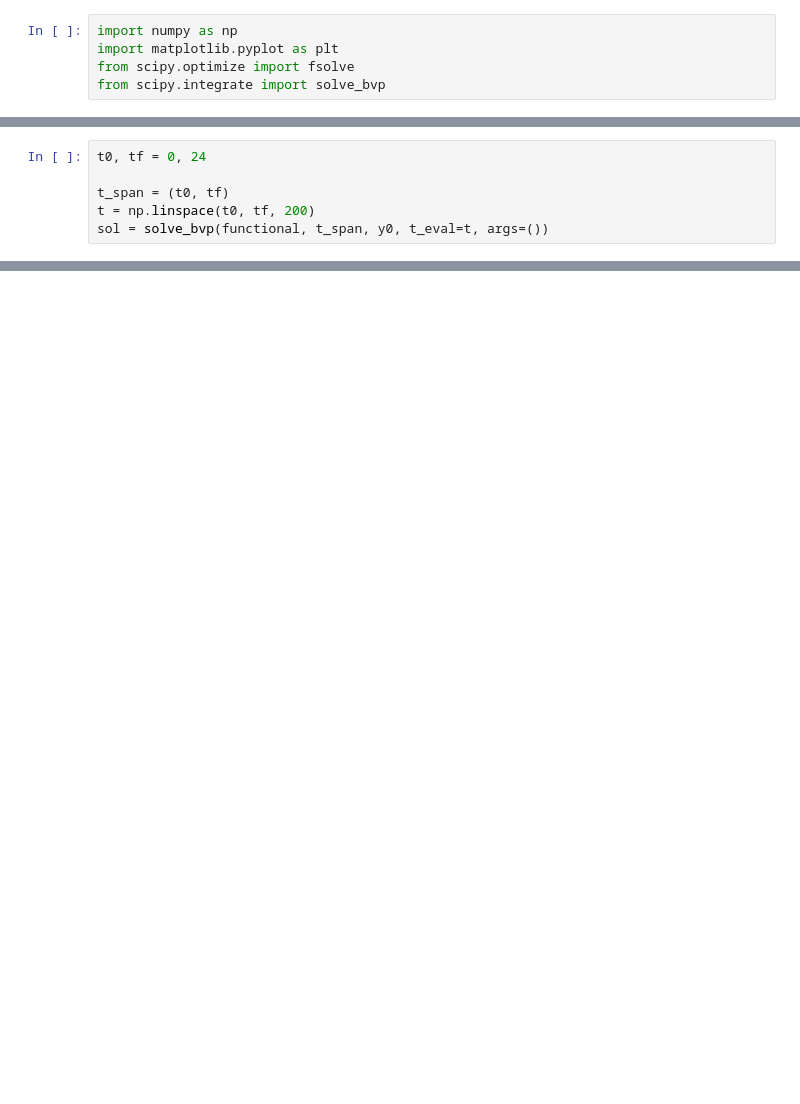
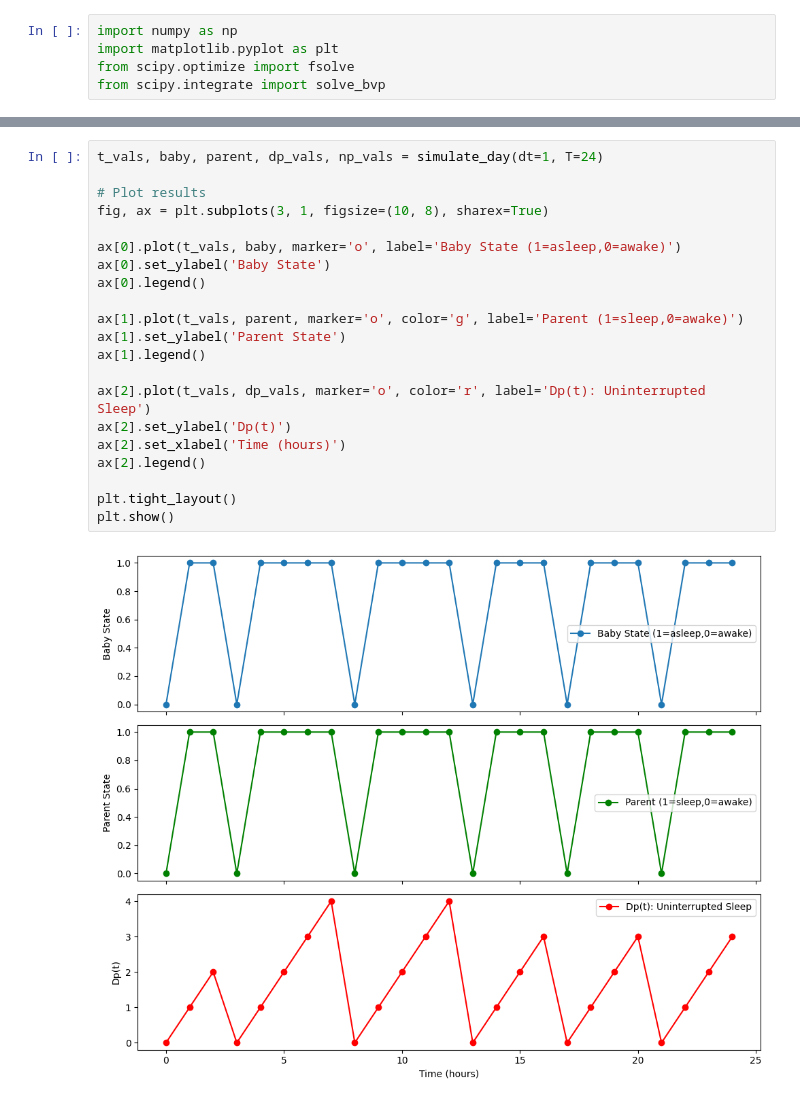
Before and after one commit to sophieharman/Volume-4-ParentSleep, a Jupyter notebook: CostFunctional.ipynb, the cells around one changed output, grey strips where cells are left out. Saved outputs shown, nothing was run; the diff lists cells and outputs as text; blank space fills up the shorter version.

```diff
--- a/CostFunctional.ipynb
+++ b/CostFunctional.ipynb
@@ -86,6 +38,0 @@ Solve the ODE
-# %%
-t0, tf = 0, 24
-
-t_span = (t0, tf)
-t = np.linspace(t0, tf, 200)
-sol = solve_bvp(functional, t_span, y0, t_eval=t, args=())
@@ -91,0 +172,23 @@ sol = solve_bvp(functional, t_span, y0, t_eval=t, args=())
+# %%
+t_vals, baby, parent, dp_vals, np_vals = simulate_day(dt=1, T=24)
+
+# Plot results
+fig, ax = plt.subplots(3, 1, figsize=(10, 8), sharex=True)
+
+ax[0].plot(t_vals, baby, marker='o', label='Baby State (1=asleep,0=awake)')
+ax[0].set_ylabel('Baby State')
+ax[0].legend()
+
+ax[1].plot(t_vals, parent, marker='o', color='g', label='Parent (1=sleep,0=awake)')
+ax[1].set_ylabel('Parent State')
+ax[1].legend()
+
+ax[2].plot(t_vals, dp_vals, marker='o', color='r', label='Dp(t): Uninterrupted Sleep')
+ax[2].set_ylabel('Dp(t)')
+ax[2].set_xlabel('Time (hours)')
+ax[2].legend()
+
+plt.tight_layout()
+plt.show()
+# %% [output]
+[figure, added]
```
Also changed, not shown: parts of 13 cells of this notebook.
